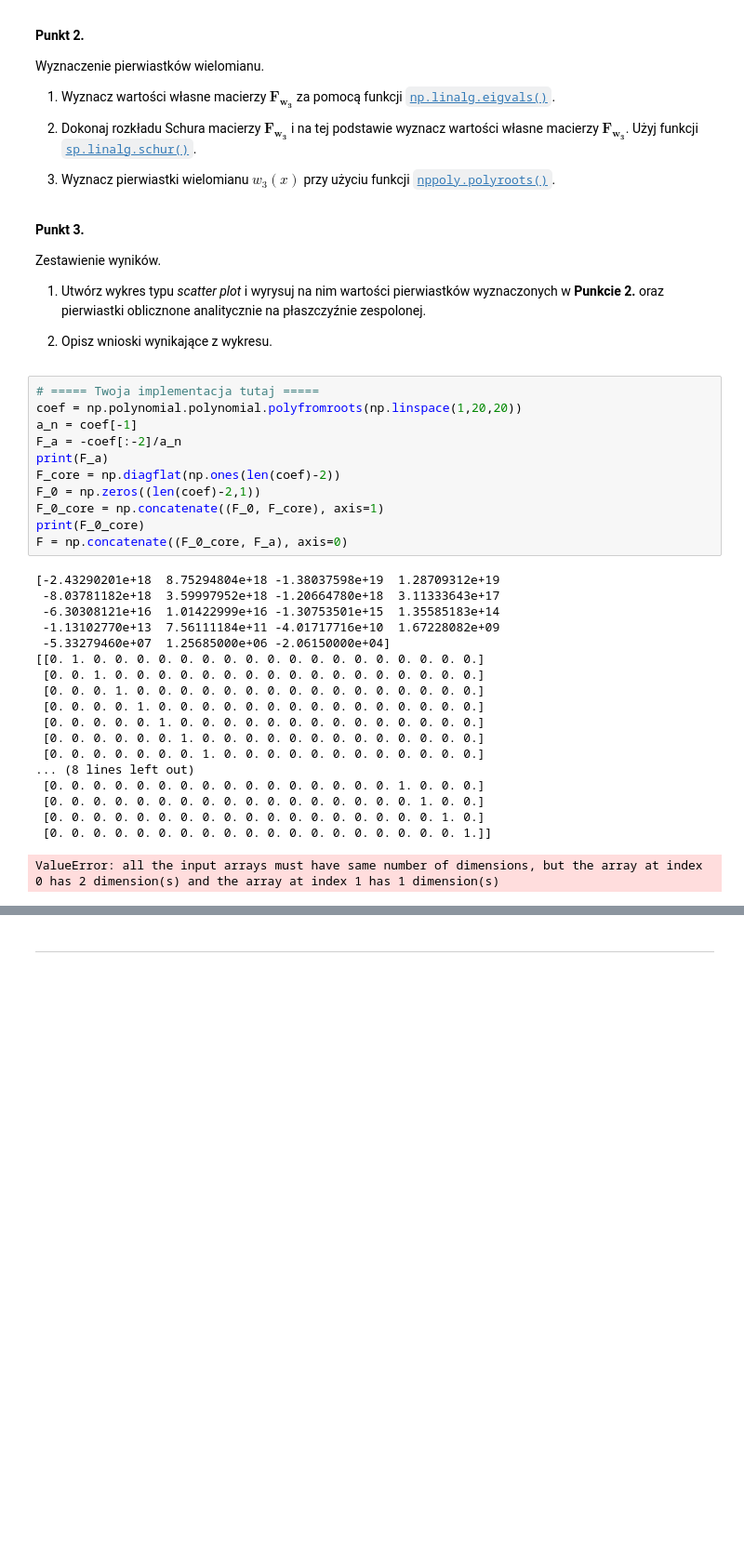
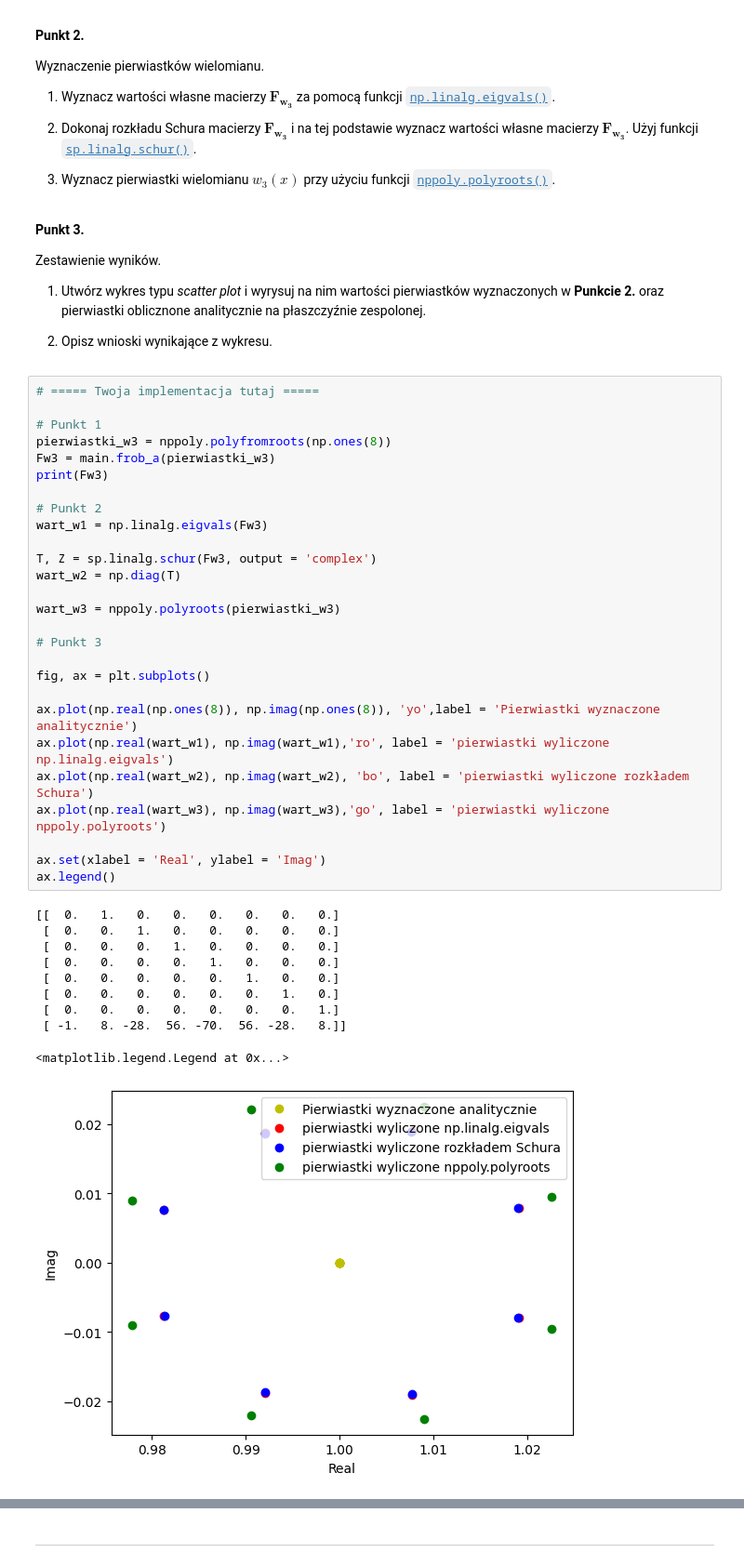
Before and after one commit to MN-KJ-2025/lab-7-pierwiastki-PiotrGalazka, a Jupyter notebook: sprawozdanie.ipynb, the cells around one changed output, grey strips where cells are left out. Shown at 93% size. Drawn from its saved outputs; the diff is of its cells as text; blank space fills up the shorter version.

```diff
--- a/sprawozdanie.ipynb
+++ b/sprawozdanie.ipynb
@@ -177,33 +177,41 @@ Zestawienie wyników.
 1. Utwórz wykres typu *scatter plot* i wyrysuj na nim wartości pierwiastków wyznaczonych w **Punkcie 2.** oraz pierwiastki oblicznone analitycznie na płaszczyźnie zespolonej.
 
 2. Opisz wnioski wynikające z wykresu.
-# %%
-# ===== Twoja implementacja tutaj =====
-coef = np.polynomial.polynomial.polyfromroots(np.linspace(1,20,20))
-a_n = coef[-1]
-F_a = -coef[:-2]/a_n
-print(F_a)
-F_core = np.diagflat(np.ones(len(coef)-2))
-F_0 = np.zeros((len(coef)-2,1))
-F_0_core = np.concatenate((F_0, F_core), axis=1)
-print(F_0_core)
-F = np.concatenate((F_0_core, F_a), axis=0)
-# %% [output]
-[-2.43290201e+18  8.75294804e+18 -1.38037598e+19  1.28709312e+19
- -8.03781182e+18  3.59997952e+18 -1.20664780e+18  3.11333643e+17
- -6.30308121e+16  1.01422999e+16 -1.30753501e+15  1.35585183e+14
- -1.13102770e+13  7.56111184e+11 -4.01717716e+10  1.67228082e+09
- -5.33279460e+07  1.25685000e+06 -2.06150000e+04]
-[[0. 1. 0. 0. 0. 0. 0. 0. 0. 0. 0. 0. 0. 0. 0. 0. 0. 0. 0. 0.]
- [0. 0. 1. 0. 0. 0. 0. 0. 0. 0. 0. 0. 0. 0. 0. 0. 0. 0. 0. 0.]
- [0. 0. 0. 1. 0. 0. 0. 0. 0. 0. 0. 0. 0. 0. 0. 0. 0. 0. 0. 0.]
- [0. 0. 0. 0. 1. 0. 0. 0. 0. 0. 0. 0. 0. 0. 0. 0. 0. 0. 0. 0.]
- [0. 0. 0. 0. 0. 1. 0. 0. 0. 0. 0. 0. 0. 0. 0. 0. 0. 0. 0. 0.]
- [0. 0. 0. 0. 0. 0. 1. 0. 0. 0. 0. 0. 0. 0. 0. 0. 0. 0. 0. 0.]
- [0. 0. 0. 0. 0. 0. 0. 1. 0. 0. 0. 0. 0. 0. 0. 0. 0. 0. 0. 0.]
-... (8 lines left out)
- [0. 0. 0. 0. 0. 0. 0. 0. 0. 0. 0. 0. 0. 0. 0. 0. 1. 0. 0. 0.]
- [0. 0. 0. 0. 0. 0. 0. 0. 0. 0. 0. 0. 0. 0. 0. 0. 0. 1. 0. 0.]
- [0. 0. 0. 0. 0. 0. 0. 0. 0. 0. 0. 0. 0. 0. 0. 0. 0. 0. 1. 0.]
- [0. 0. 0. 0. 0. 0. 0. 0. 0. 0. 0. 0. 0. 0. 0. 0. 0. 0. 0. 1.]]
-ValueError: all the input arrays must have same number of dimensions, but the array at index 0 has 2 dimension(s) and the array at index 1 has 1 dimension(s)
+# %%
+# ===== Twoja implementacja tutaj =====
+
+# Punkt 1
+pierwiastki_w3 = nppoly.polyfromroots(np.ones(8))
+Fw3 = main.frob_a(pierwiastki_w3)
+print(Fw3)
+
+# Punkt 2
+wart_w1 = np.linalg.eigvals(Fw3)
+
+T, Z = sp.linalg.schur(Fw3, output = 'complex')
+wart_w2 = np.diag(T)
+
+wart_w3 = nppoly.polyroots(pierwiastki_w3)
+
+# Punkt 3
+
+fig, ax = plt.subplots()
+
+ax.plot(np.real(np.ones(8)), np.imag(np.ones(8)), 'yo',label = 'Pierwiastki wyznaczone analitycznie')
+ax.plot(np.real(wart_w1), np.imag(wart_w1),'ro', label = 'pierwiastki wyliczone np.linalg.eigvals')
+ax.plot(np.real(wart_w2), np.imag(wart_w2), 'bo', label = 'pierwiastki wyliczone rozkładem Schura')
+ax.plot(np.real(wart_w3), np.imag(wart_w3),'go', label = 'pierwiastki wyliczone nppoly.polyroots')
+
+ax.set(xlabel = 'Real', ylabel = 'Imag')
+ax.legend()
+# %% [output]
+[[  0.   1.   0.   0.   0.   0.   0.   0.]
+ [  0.   0.   1.   0.   0.   0.   0.   0.]
+ [  0.   0.   0.   1.   0.   0.   0.   0.]
+ [  0.   0.   0.   0.   1.   0.   0.   0.]
+ [  0.   0.   0.   0.   0.   1.   0.   0.]
+ [  0.   0.   0.   0.   0.   0.   1.   0.]
+ [  0.   0.   0.   0.   0.   0.   0.   1.]
+ [ -1.   8. -28.  56. -70.  56. -28.   8.]]
+<matplotlib.legend.Legend at 0x...>
+[figure, added]
```
Also changed, not shown: parts of 6 cells of this notebook, 1 other file.
